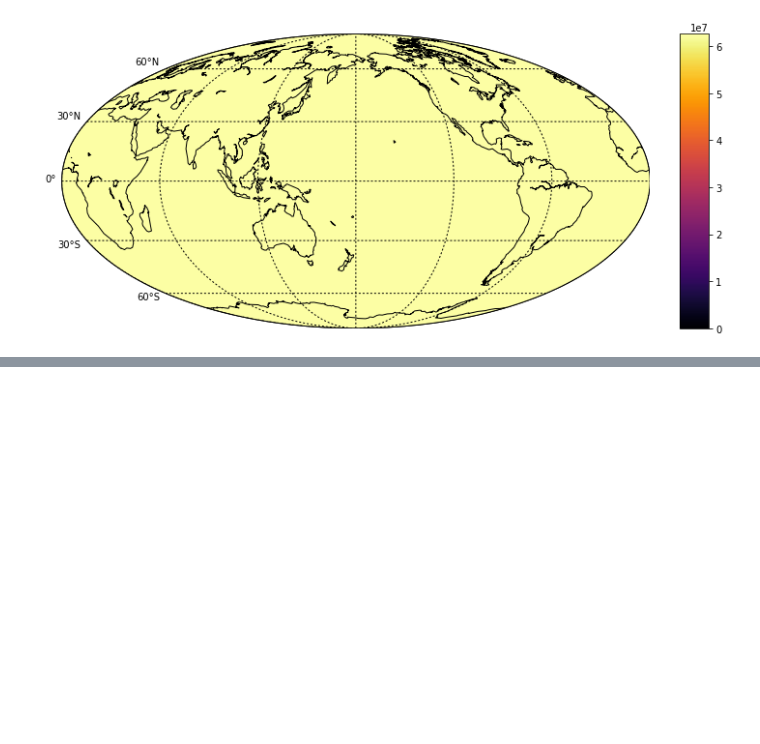
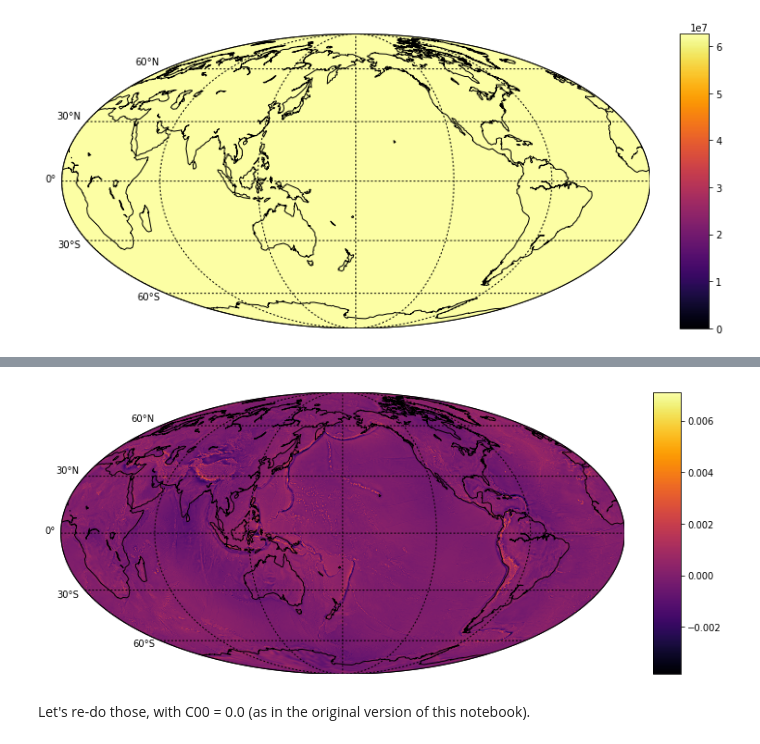
Before and after one commit to fghorow/SHToolsDemo, a Jupyter notebook: SHToolsMakeGravGridBug.ipynb, the cells around one changed output, grey strips where cells are left out. Saved outputs shown, nothing was run; the diff lists cells and outputs as text; code cells hidden in the pictures; blank space fills up the shorter version.

```diff
--- a/SHToolsMakeGravGridBug.ipynb
+++ b/SHToolsMakeGravGridBug.ipynb
@@ -126,0 +139,6 @@ md_small.DrawMap(pot)
+# %%
+md_small.DrawMap(total)
+# %% [output]
+[figure, added]
+# %% [markdown]
+Let's re-do those, with C00 = 0.0 (as in the original version of this notebook).
```
Also changed, not shown: parts of 11 cells of this notebook.
